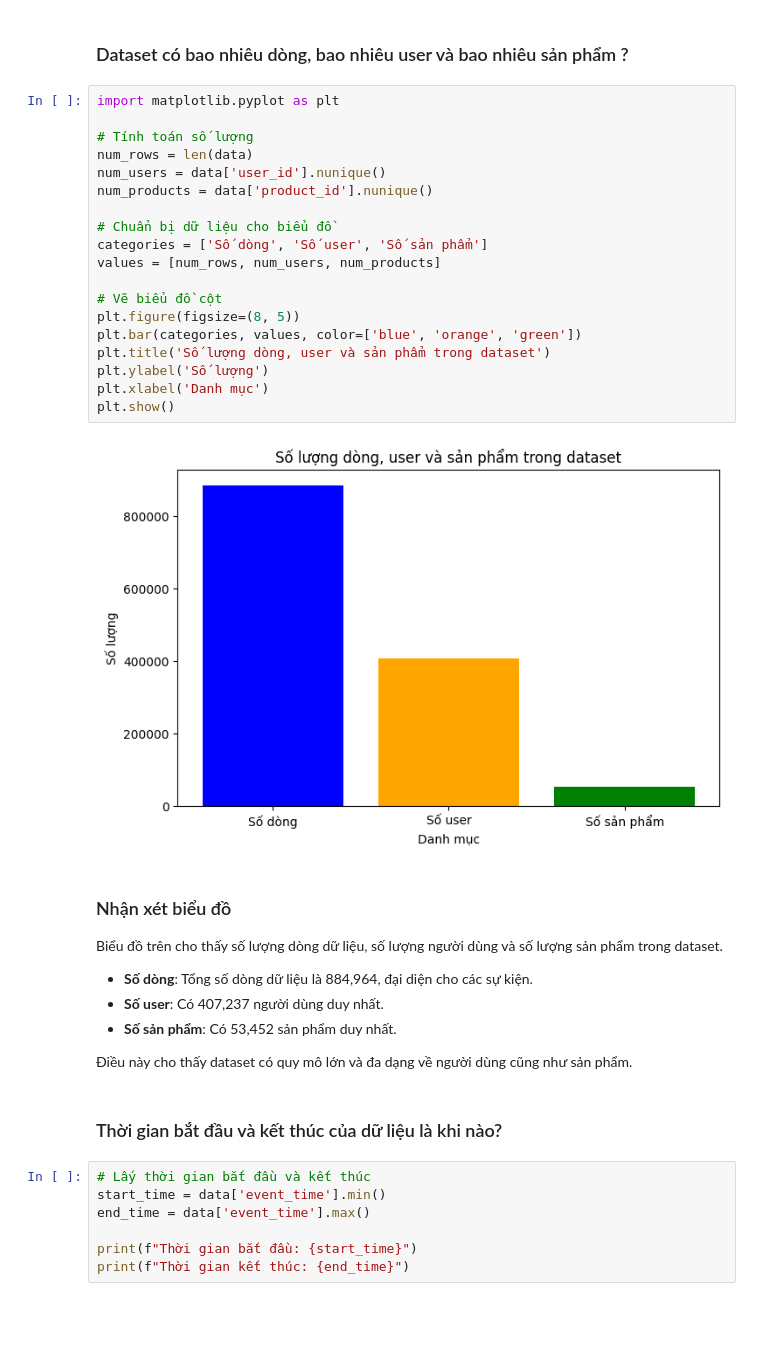
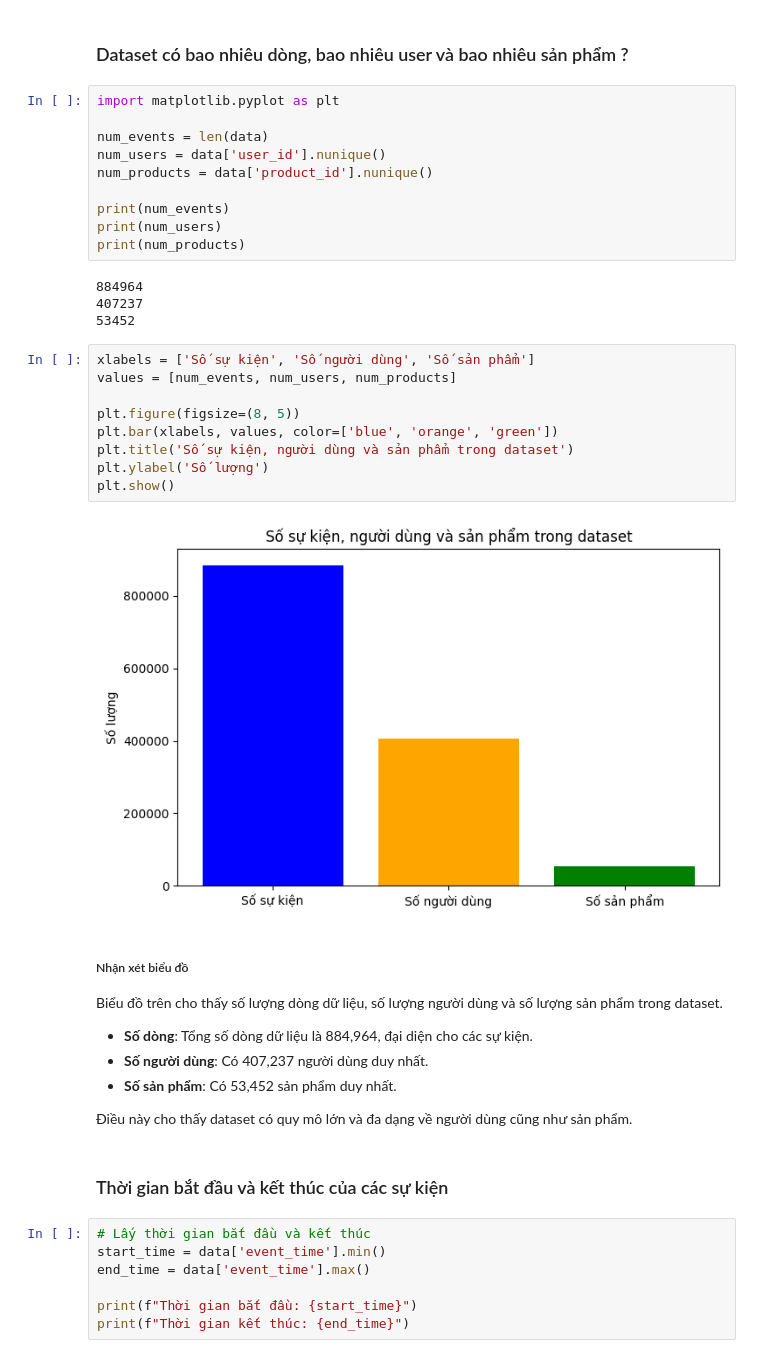
Before and after one commit to hanvocado/ecommerce-analysis, a Jupyter notebook: preprocess.ipynb, the cells around one changed output. Drawn from its saved outputs; the diff is of its cells as text; blank space fills up the shorter version.

```diff
--- a/preprocess.ipynb
+++ b/preprocess.ipynb
@@ -316,38 +309,42 @@ print("Đã lưu 'events_processed.csv'")
 ## Phân tích và trực quan hóa
 # %% [markdown]
 ### Dataset có bao nhiêu dòng, bao nhiêu user và bao nhiêu sản phẩm ?
+# %%
+import matplotlib.pyplot as plt
+
+num_events = len(data)
+num_users = data['user_id'].nunique()
+num_products = data['product_id'].nunique()
+
+print(num_events)
+print(num_users)
+print(num_products)
+# %% [output]
+884964
+407237
+53452
 # %%
-import matplotlib.pyplot as plt
+xlabels = ['Số sự kiện', 'Số người dùng', 'Số sản phẩm']
+values = [num_events, num_users, num_products]
 
-# Tính toán số lượng
-num_rows = len(data)
-num_users = data['user_id'].nunique()
-num_products = data['product_id'].nunique()
-
-# Chuẩn bị dữ liệu cho biểu đồ
-categories = ['Số dòng', 'Số user', 'Số sản phẩm']
-values = [num_rows, num_users, num_products]
-
-# Vẽ biểu đồ cột
 plt.figure(figsize=(8, 5))
-plt.bar(categories, values, color=['blue', 'orange', 'green'])
-plt.title('Số lượng dòng, user và sản phẩm trong dataset')
+plt.bar(xlabels, values, color=['blue', 'orange', 'green'])
+plt.title('Số sự kiện, người dùng và sản phẩm trong dataset')
 plt.ylabel('Số lượng')
-plt.xlabel('Danh mục')
 plt.show()
 # %% [output]
-[figure, old version]
+[figure, new version]
 # %% [markdown]
-### Nhận xét biểu đồ
+##### Nhận xét biểu đồ
 
 Biểu đồ trên cho thấy số lượng dòng dữ liệu, số lượng người dùng và số lượng sản phẩm trong dataset.
 - **Số dòng**: Tổng số dòng dữ liệu là 884,964, đại diện cho các sự kiện.
-- **Số user**: Có 407,237 người dùng duy nhất.
+- **Số người dùng**: Có 407,237 người dùng duy nhất.
 - **Số sản phẩm**: Có 53,452 sản phẩm duy nhất.
 
 Điều này cho thấy dataset có quy mô lớn và đa dạng về người dùng cũng như sản phẩm.
 # %% [markdown]
-### Thời gian bắt đầu và kết thúc của dữ liệu là khi nào?
+### Thời gian bắt đầu và kết thúc của các sự kiện
 # %%
 # Lấy thời gian bắt đầu và kết thúc
 start_time = data['event_time'].min()
```
Also changed, not shown: parts of 15 cells of this notebook.
